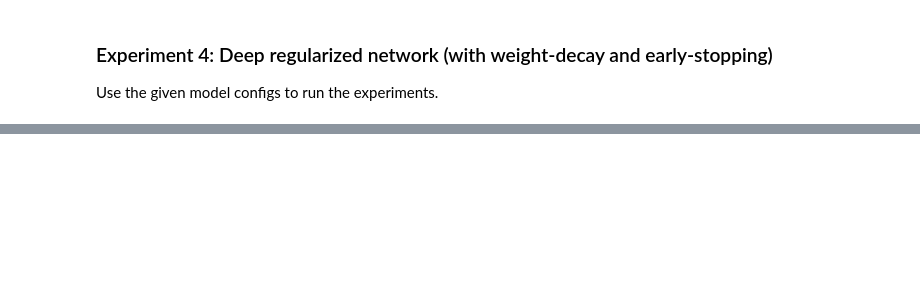
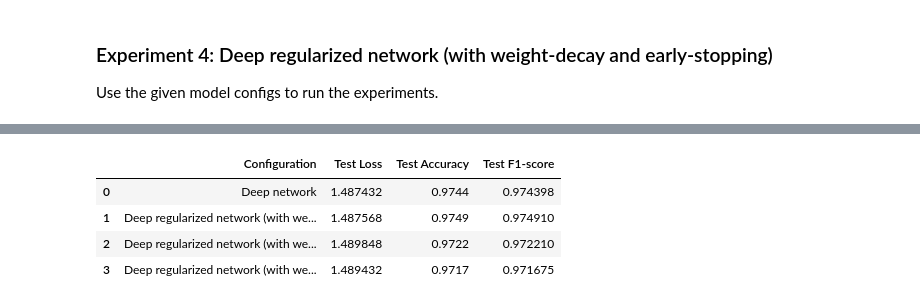
Before and after one commit to mahsaama/NeuralNetworks, a Jupyter notebook: Assignment8/NNTI_Assignment_(Q8.4).ipynb, the cells around one changed output, grey strips where cells are left out. Drawn from its saved outputs; the diff is of its cells as text; code cells hidden in the pictures; blank space fills up the shorter version.

```diff
--- a/Assignment8/NNTI_Assignment_(Q8.4).ipynb
+++ b/Assignment8/NNTI_Assignment_(Q8.4).ipynb
@@ -260,9 +453,13 @@ learning_rate = 5e-5
 weight_decay = 1e-4  # Use this only if weight-decay is needed
 # %%
 # Train the model
-
+model_3 = Model(**model_3_config)
+optimizer = optim.Adam(model_3.parameters(), lr=learning_rate, weight_decay=weight_decay)
+criterion = nn.CrossEntropyLoss()
+model_3, train_losses, val_losses = trainer(model_3, train_dl, val_dl, criterion, optimizer)
 
 # Plot the training and validation losses
-
+plot_losses(train_losses, val_losses)
 
 # Evaluate the model on the test set
+test_loss, test_accuracy, test_f1 = evaluate_model(model_3, test_dl, criterion)
@@ -269,3 +480,5 @@ weight_decay = 1e-4  # Use this only if weight-decay is needed
+# %%
+df.loc[len(df)] = ["Deep regularized network (with weight-decay and dropout)", test_loss, test_accuracy, test_f1]
 # %% [markdown]
 ### Experiment 4: Deep regularized network (with weight-decay and early-stopping)
 
@@ -283,3 +496,15 @@ model_4_config = {
 
 learning_rate = 5e-5
 weight_decay = 1e-4  # Use this only if weight-decay is needed
+# %%
+# Train the model
+model_4 = Model(**model_4_config)
+optimizer = optim.Adam(model_4.parameters(), lr=learning_rate)
+criterion = nn.CrossEntropyLoss()
+model_4, train_losses, val_losses = trainer(model_4, train_dl, val_dl, criterion, optimizer, early_stopping=True)
+
+# Plot the training and validation losses
+plot_losses(train_losses, val_losses)
+
+# Evaluate the model on the test set
+test_loss, test_accuracy, test_f1 = evaluate_model(model_4, test_dl, criterion)
@@ -286,8 +525,11 @@ weight_decay = 1e-4  # Use this only if weight-decay is needed
+# %%
+df.loc[len(df)] = ["Deep regularized network (with weight-decay and early-stopping)", test_loss, test_accuracy, test_f1]
 # %%
-# Train the model
-
-
-# Plot the training and validation losses
-
-
-# Evaluate the model on the test set
+#Report the model accuracies and F1-score on the test set
+df
+# %% [output]
+|  | Configuration | Test Loss | Test Accuracy | Test F1-score |
+| 0 | Deep network | 1.487432 | 0.9744 | 0.974398 |
+| 1 | Deep regularized network (with we... | 1.487568 | 0.9749 | 0.974910 |
+| 2 | Deep regularized network (with we... | 1.489848 | 0.9722 | 0.972210 |
+| 3 | Deep regularized network (with we... | 1.489432 | 0.9717 | 0.971675 |
```
Also changed, not shown: parts of 15 cells of this notebook.
